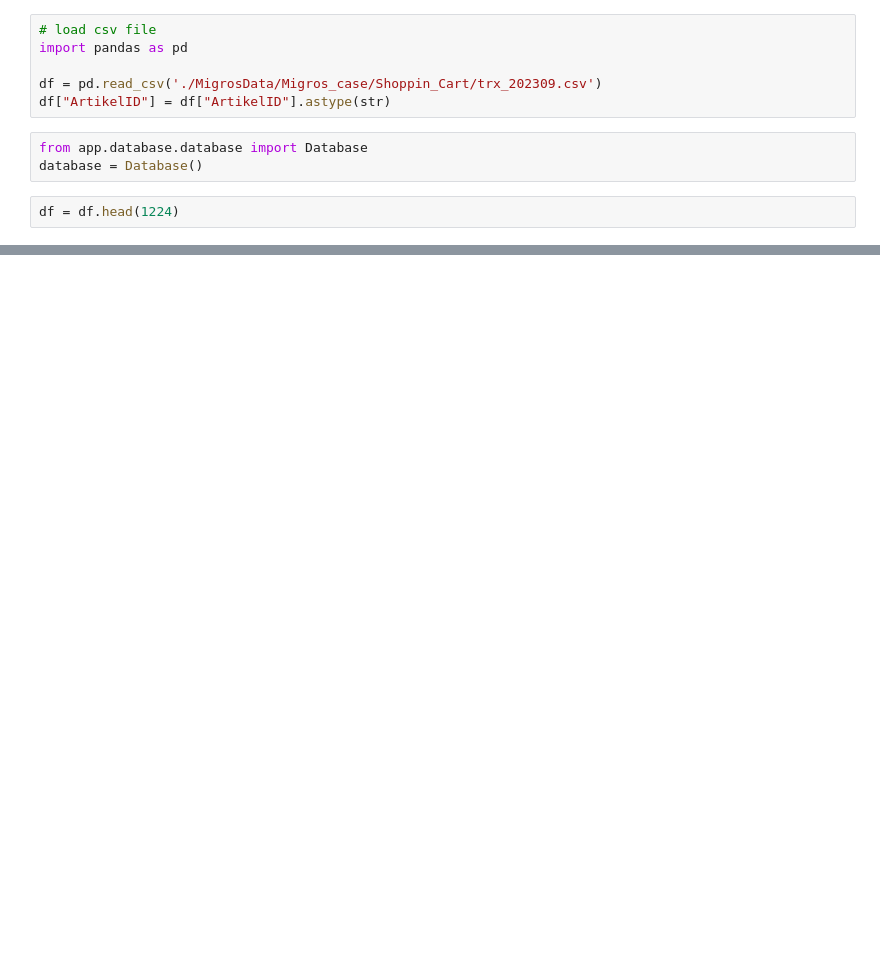
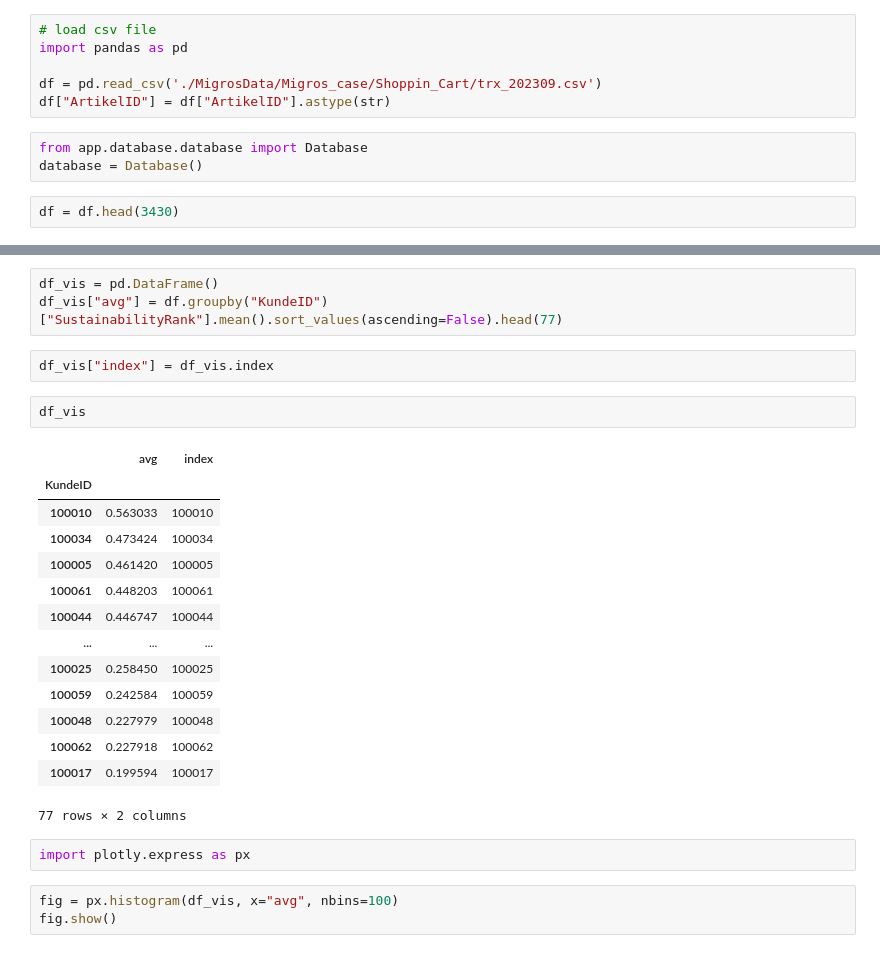
Before and after one commit to Akanksha1212/HackZurich_Migros_Backend, a Jupyter notebook: Backend/analyze_shopping_tendency.ipynb, the cells around one changed output, grey strips where cells are left out. Cells and saved outputs as stored; diff of their text form; blank space fills up the shorter version.

```diff
--- a/Backend/analyze_shopping_tendency.ipynb
+++ b/Backend/analyze_shopping_tendency.ipynb
@@ -8,4 +8,4 @@ df["ArtikelID"] = df["ArtikelID"].astype(str)
 from app.database.database import Database
 database = Database()
 # %%
-df = df.head(1224)
+df = df.head(3430)
@@ -66,0 +68,27 @@ Name: SustainabilityRank, dtype: float64
+# %%
+df_vis = pd.DataFrame()
+df_vis["avg"] = df.groupby("KundeID")["SustainabilityRank"].mean().sort_values(ascending=False).head(77)
+# %%
+df_vis["index"] = df_vis.index
+# %%
+df_vis
+# %% [output]
+|  | avg | index |
+| KundeID |  |  |
+| 100010 | 0.563033 | 100010 |
+| 100034 | 0.473424 | 100034 |
+| 100005 | 0.461420 | 100005 |
+| 100061 | 0.448203 | 100061 |
+| 100044 | 0.446747 | 100044 |
+| ... | ... | ... |
+| 100025 | 0.258450 | 100025 |
+| 100059 | 0.242584 | 100059 |
+| 100048 | 0.227979 | 100048 |
+| 100062 | 0.227918 | 100062 |
+| 100017 | 0.199594 | 100017 |
+77 rows × 2 columns
+# %%
+import plotly.express as px
+# %%
+fig = px.histogram(df_vis, x="avg", nbins=100)
+fig.show()
```
Also changed, not shown: parts of 3 cells of this notebook, 2 other files.
